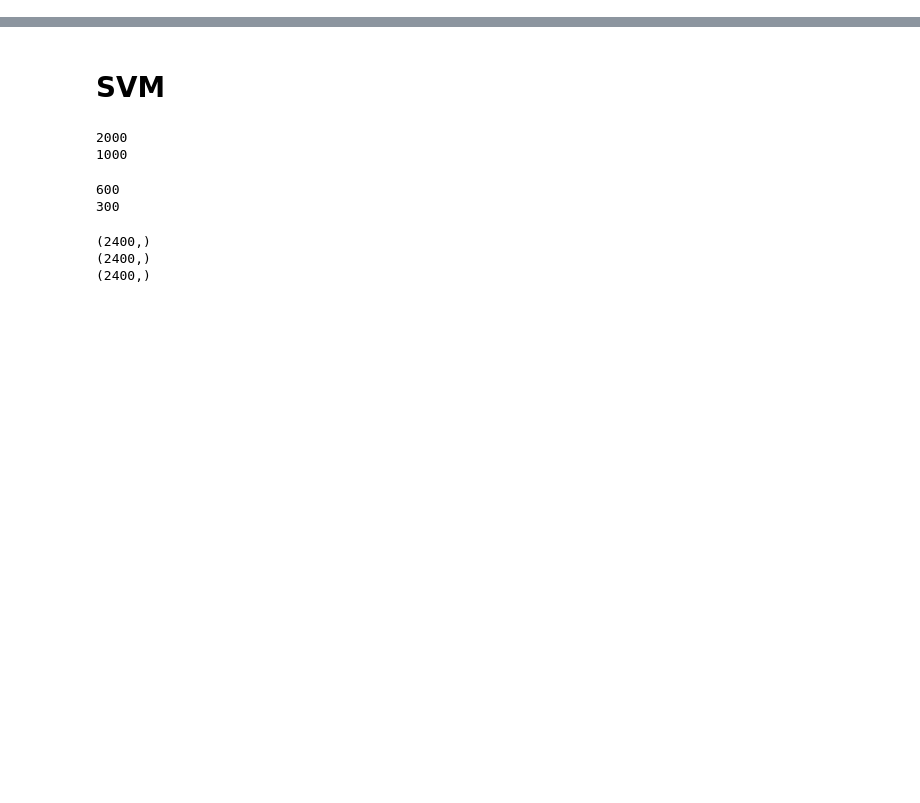
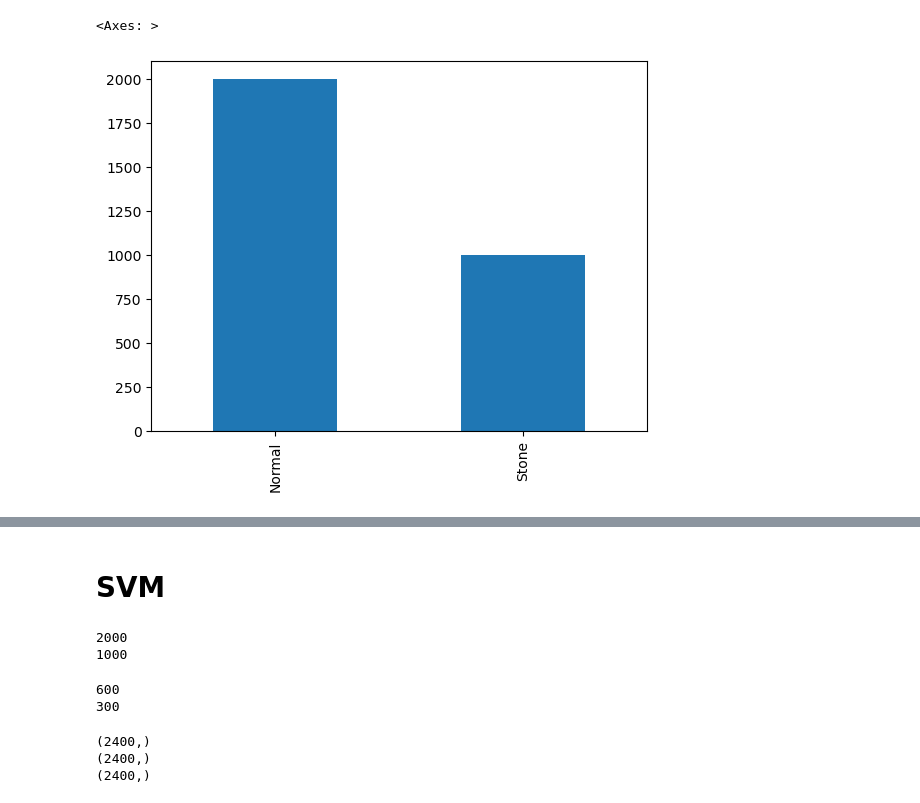
Before and after one commit to junaid-1013/Kidney-Stone-Detection, a Jupyter notebook: Kidney_Stone_Detection.ipynb, the cells around one changed output, grey strips where cells are left out. Cells and saved outputs as stored; diff of their text form; code cells hidden in the pictures; blank space fills up the shorter version.

```diff
--- a/Kidney_Stone_Detection.ipynb
+++ b/Kidney_Stone_Detection.ipynb
@@ -90,0 +27,17 @@ Epoch 46/46
+# %%
+folder_path = "./CT_Images/Train"
+filenames = []
+categories = []
+
+for category in os.listdir(folder_path):
+    category_path = os.path.join(folder_path, category)
+
+    if os.path.isdir(category_path):
+        for filename in os.listdir(category_path):
+            filenames.append(os.path.join(category, filename))
+            categories.append(category)
+
+df = pd.DataFrame({
+    'filename': filenames,
+    'category': categories
+})
@@ -90,0 +62,5 @@ Epoch 46/46
+# %%
+df['category'].value_counts().plot.bar()
+# %% [output]
+<Axes: >
+[figure, added]
```
Also changed, not shown: parts of 74 cells of this notebook, 4 other files.
